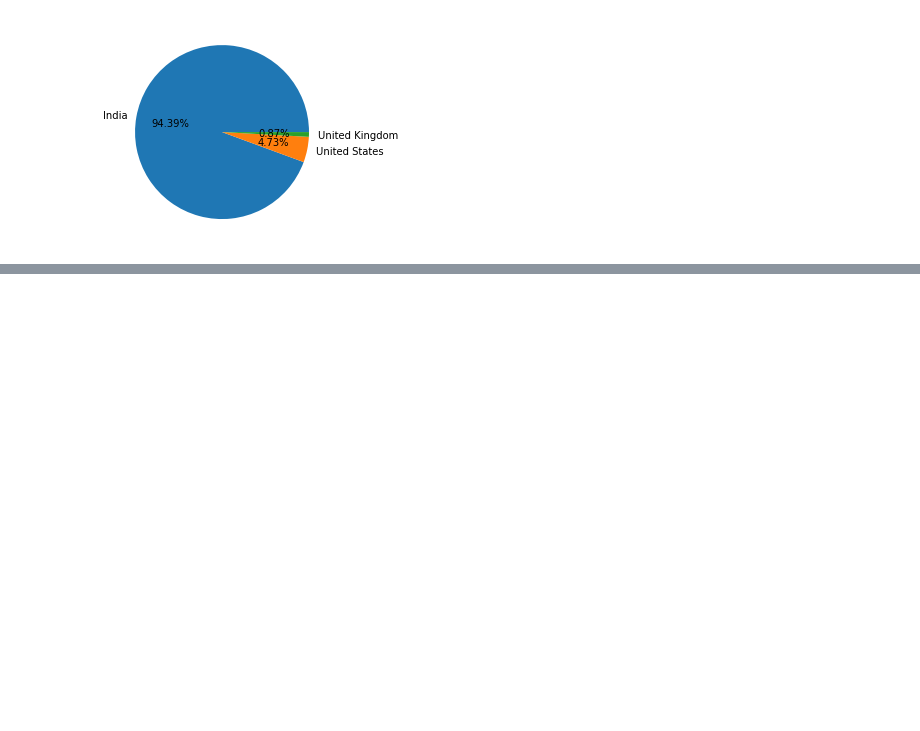
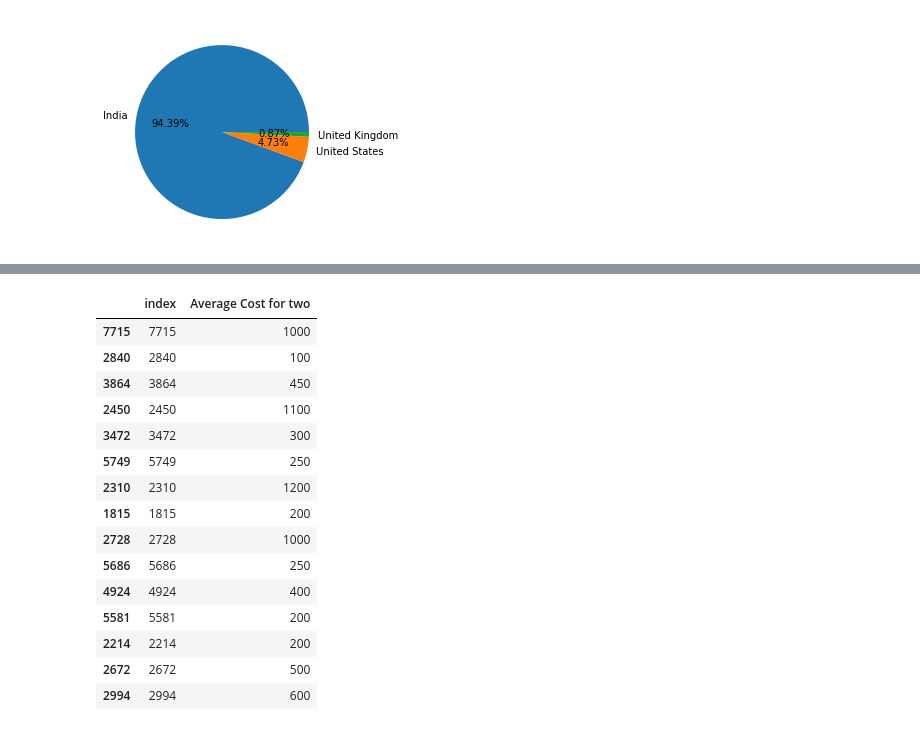
Before and after one commit to chwasiq0569/EDA-Zomato-Dataset, a Jupyter notebook: EDA_Zomato_Dataset.ipynb, the cells around one changed output, grey strips where cells are left out. Saved outputs shown, nothing was run; the diff lists cells and outputs as text; code cells hidden in the pictures; blank space fills up the shorter version.

```diff
--- a/EDA_Zomato_Dataset.ipynb
+++ b/EDA_Zomato_Dataset.ipynb
@@ -149,0 +278,19 @@ plt.pie(country_values[:3], labels=country_names[:3], autopct='%1.2f%%')
+# %%
+final_df['Average Cost for two'].reset_index().sample(15)
+# %% [output]
+|  | index | Average Cost for two |
+| 7715 | 7715 | 1000 |
+| 2840 | 2840 | 100 |
+| 3864 | 3864 | 450 |
+| 2450 | 2450 | 1100 |
+| 3472 | 3472 | 300 |
+| 5749 | 5749 | 250 |
+| 2310 | 2310 | 1200 |
+| 1815 | 1815 | 200 |
+| 2728 | 2728 | 1000 |
+| 5686 | 5686 | 250 |
+| 4924 | 4924 | 400 |
+| 5581 | 5581 | 200 |
+| 2214 | 2214 | 200 |
+| 2672 | 2672 | 500 |
+| 2994 | 2994 | 600 |
```
Also changed, not shown: parts of 10 cells of this notebook.
